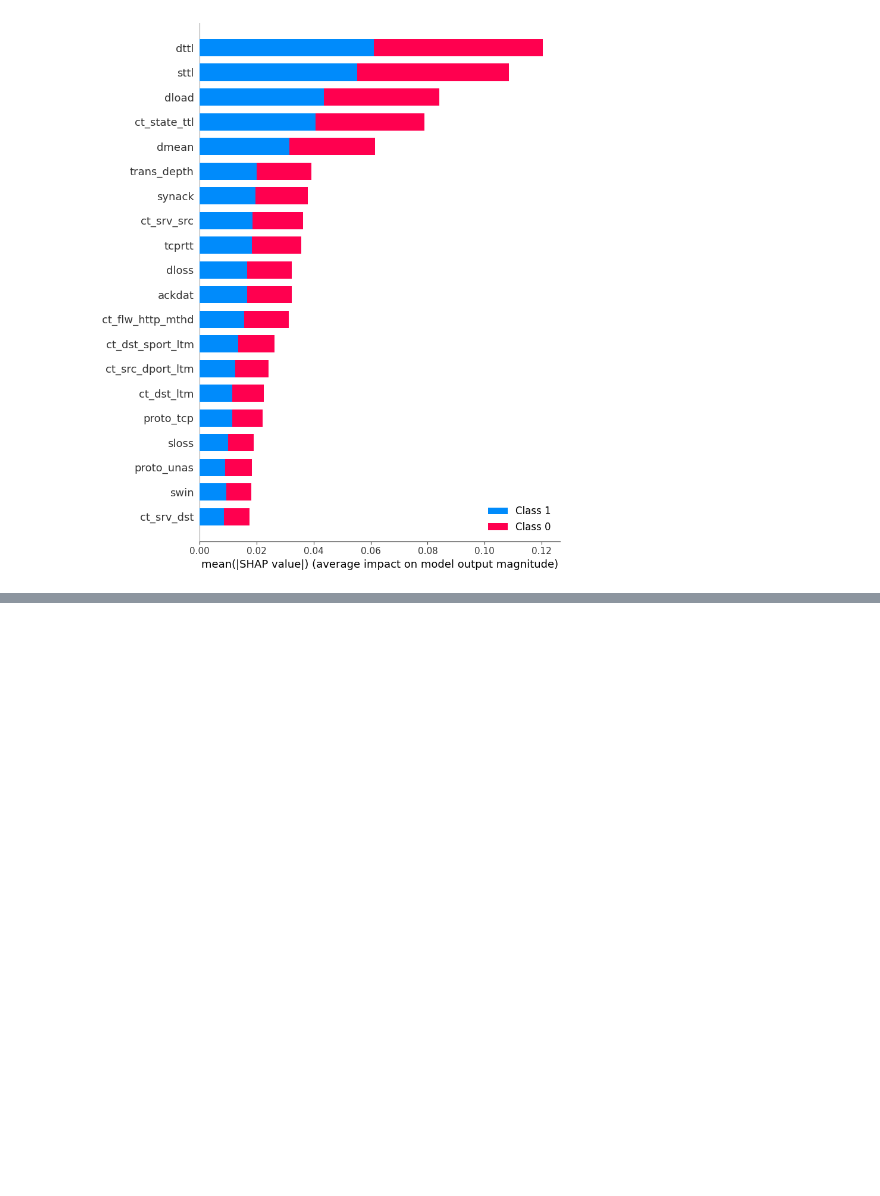
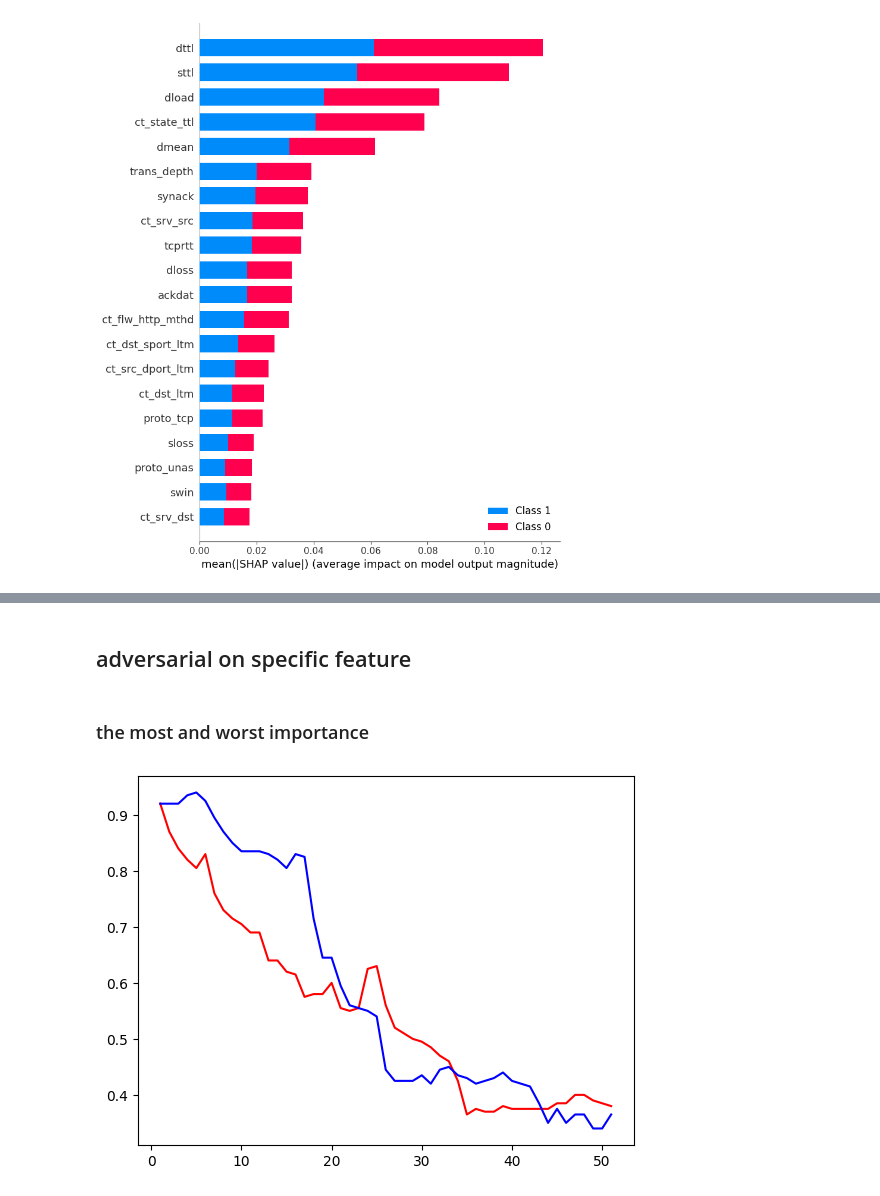
Before and after one commit to zauzooz/DNN_SHAP_AE, a Jupyter notebook: UNSW-NB15.ipynb, the cells around one changed output, grey strips where cells are left out. Drawn from its saved outputs; the diff is of its cells as text; code cells hidden in the pictures; blank space fills up the shorter version.

Commit message:
adversarial on specific feature

```diff
--- a/UNSW-NB15.ipynb
+++ b/UNSW-NB15.ipynb
@@ -141,6 +141,7 @@ evaluate_metric(y_pred=dnn_model.predict(X_test), y_true=y_test.values)
 # %%
 from art.attacks.evasion.fast_gradient import FastGradientMethod
 sample = X_test.sample(n=200)
+y_samples = y_test.iloc[sample.index]
 
 fgm = FastGradientMethod(estimator=dnn_model, eps=0.2)
 
@@ -191,0 +197,5 @@ shap.summary_plot(shap_val_of_adv_sample, columns)
+# %%
+importance_sample = pd.DataFrame([columns, np.abs(shap_val_of_sample).mean(axis=0).sum(axis=0).tolist()]).T
+importance_sample.columns = ['column_name', 'shap_importance']
+importance_sample = importance_sample.sort_values('shap_importance', ascending=False)
+importance_sample
@@ -191,0 +216,41 @@ shap.summary_plot(shap_val_of_adv_sample, columns)
+# %% [markdown]
+## adversarial on specific feature
+# %% [markdown]
+### the most and worst importance
+# %%
+import matplotlib.pyplot as plt
+feature = [f for f in importance_sample.column_name.values.tolist() if 'state_' not in f and 'proto_' not in f and 'state_' not in f]
+acc_adv_sample_most = []
+acc_adv_sample_worst = []
+for i in range(len(feature)):
+    # the most
+    the_change_most_importance_feature = feature[:i+1]
+    the_unchange = [f for f in columns if f not in the_change_most_importance_feature]
+    the_adv_feature_sample = pd.DataFrame(adv_sample, columns=columns)[the_change_most_importance_feature]
+    the_adv_sample = sample.copy()
+    for f in the_change_most_importance_feature:
+        the_adv_sample[f] = the_adv_feature_sample[[f]].values
+    acc_adv_sample_most.append(evaluate_metric(y_pred=dnn.predict(the_adv_sample, verbose=0), y_true=y_samples.values)['accuracy_score'])
+
+    # the worst
+    the_change_worst_importance_feature = feature[i+1:]
+    the_unchange = [f for f in columns if f not in the_change_worst_importance_feature]
+    the_adv_feature_sample = pd.DataFrame(adv_sample, columns=columns)[the_change_worst_importance_feature]
+    the_adv_sample = sample.copy()
+    for f in the_change_worst_importance_feature:
+        the_adv_sample[f] = the_adv_feature_sample[[f]].values
+    acc_adv_sample_worst.append(evaluate_metric(y_pred=dnn.predict(the_adv_sample, verbose=0), y_true=y_samples.values)['accuracy_score'])
+
+acc_adv_sample_worst.reverse()
+# %%
+plt.plot(
+    [a+1 for a in range(len(feature))],
+    acc_adv_sample_most, 'red')
+
+plt.plot(
+    [a+1 for a in range(len(feature))],
+    acc_adv_sample_worst , 'blue')
+
+plt.show()
+# %% [output]
+[figure, added]
```
Also changed, not shown: parts of 3 cells of this notebook.
